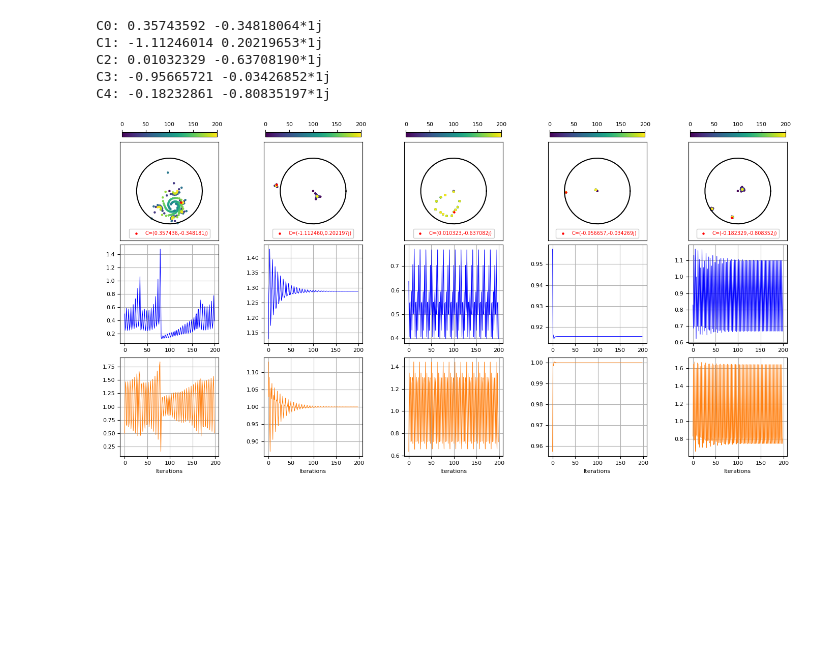
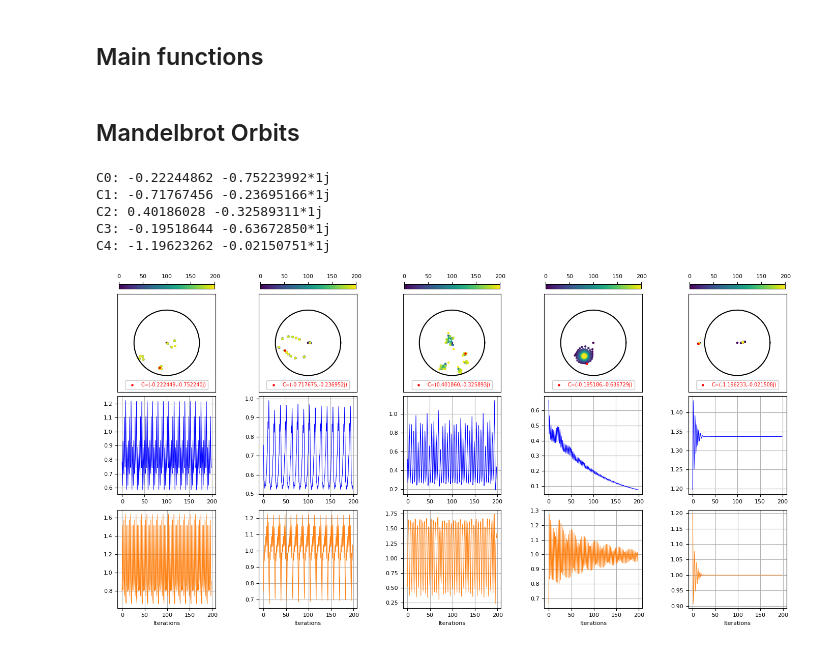
Before and after one commit to GenioSainz/Colab-Demos, a Jupyter notebook: scripts/MandelbrotStability.ipynb, the cells around one changed output. Drawn from its saved outputs; the diff is of its cells as text; code cells hidden in the pictures; blank space fills up the shorter version.

```diff
--- a/scripts/MandelbrotStability.ipynb
+++ b/scripts/MandelbrotStability.ipynb
@@ -2,6 +4,13 @@
 import time
 import matplotlib.pyplot as plt
 import numpy as np
+
+import sys
+IN_COLAB = 'google.colab' in sys.modules
+if IN_COLAB:
+   from google.colab import output
+   output.enable_custom_widget_manager()
+   !pip install --quiet ipympl
 
 %matplotlib widget
 plt.ioff()
@@ -19,7 +28,7 @@ plt.rc('axes',labelsize=SMALL_SIZE)
 # xy-ticks
 plt.rc('xtick',labelsize=SMALL_SIZE)
 plt.rc('ytick',labelsize=SMALL_SIZE)
-plt.rc('legend',fontsize=SMALL_SIZE, loc=1, framealpha=0.99)
+plt.rc('legend',fontsize=SMALL_SIZE, loc='lower right', framealpha=0.99)
 
 def plot_sets(ax,gr=False,ti='',xla='',yla='',xli=False, yli=False,ticks_off=False,xticks_off=False,yticks_off=False, ba=False, ar=False,leg=False):
 
@@ -80,0 +51,2 @@ def distance_points(x,y):
+# %% [markdown]
+## Main functions
@@ -81,3 +103,5 @@ def distance_points(x,y):
+# %% [markdown]
+## Mandelbrot Orbits
 # %%
 
 
@@ -98,46 +122,47 @@ C_lims = [0.4,1.4]
 for i in range(ncols):
 
     while True:
-          x,y,C,iter     = mandelbrot_iteration(N,get_C(C_lims))
-          distance_P1_P2 = distance_points(x,y)
+          C              = get_C(C_lims)
+          zx,zy,iter     = mandelbrot_orbits(N,C)
+          distance_P1_P2 = distance_points(zx,zy)
           mean_dis       = np.mean(distance_P1_P2[-int(N/2):])
           estable        = N-2
           no_estable     = int(N/2)
 
           if iter>no_estable  and mean_dis>0.05:
              Cx,Cy = np.real(C),np.imag(C)
              ratio = distance_P1_P2[1:]/distance_P1_P2[:-1]
              print(f'C{i}: {Cx:0.8f} {Cy:0.8f}*1j')
              break
 
     # Row 1
     #######
     # Unit Circle
     ax[i].plot(xc,yc,'k')
 
     # Iterations
-    points = ax[i].scatter(x, y, s=MS, c=np.arange(N))
+    points = ax[i].scatter(zx, zy, s=MS, c=np.arange(N))
     fig.colorbar(points, ax=ax[i],location='top', shrink=0.7)
 
     # C point
     ax[i].scatter(Cx,Cy,s=MS,c='r',label=f'C=({Cx:0.6f},{Cy:0.6f}j)')
-    plot_sets(ax[i],xli=axlim,yli=axlim,ba=1,ar=1,ticks_off=1,leg={'labelcolor':'linecolor','loc':8,'fontsize':7})
+    plot_sets(ax[i],xli=axlim,yli=axlim,ba=1,ar=1,ticks_off=1,leg={'labelcolor':'linecolor','loc':'lower center','fontsize':7})
 
     # Row 2
     #######
     ax[ncols+i].plot( distance_P1_P2  ,'b',lw=0.75)
     plot_sets(ax[ncols+i],gr=True, ba=1)
 
     # Row 3
     #######
     ax[2*ncols+i].plot( ratio  ,'tab:orange',lw=0.75)
     plot_sets(ax[2*ncols+i],gr=True, ba=1,xla='Iterations')
 
 plt.show()
 # %% [output]
-C0: 0.35743592 -0.34818064*1j
-C1: -1.11246014 0.20219653*1j
-C2: 0.01032329 -0.63708190*1j
-C3: -0.95665721 -0.03426852*1j
-C4: -0.18232861 -0.80835197*1j
+C0: -0.22244862 -0.75223992*1j
+C1: -0.71767456 -0.23695166*1j
+C2: 0.40186028 -0.32589311*1j
+C3: -0.19518644 -0.63672850*1j
+C4: -1.19623262 -0.02150751*1j
-[figure, old version]
+[figure, new version]
```
Also changed, not shown: parts of 19 cells of this notebook, 13 other files.
